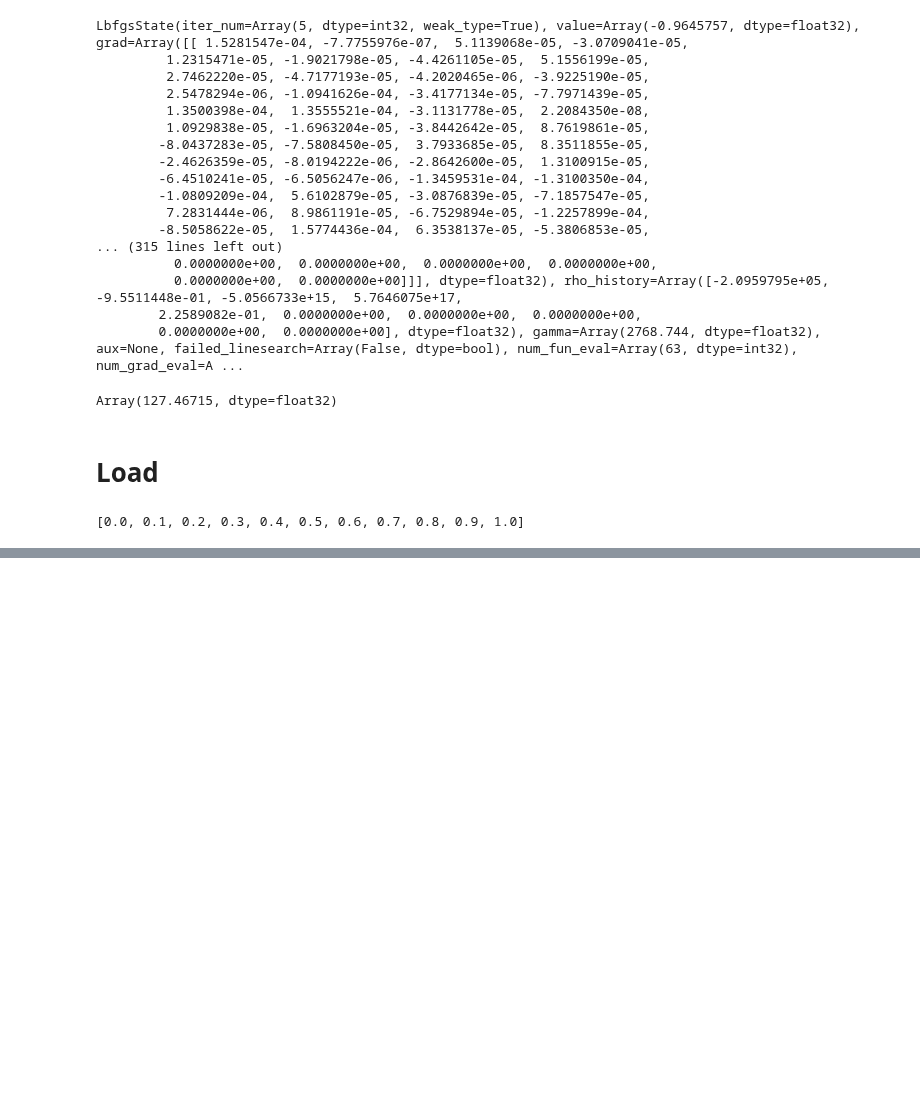
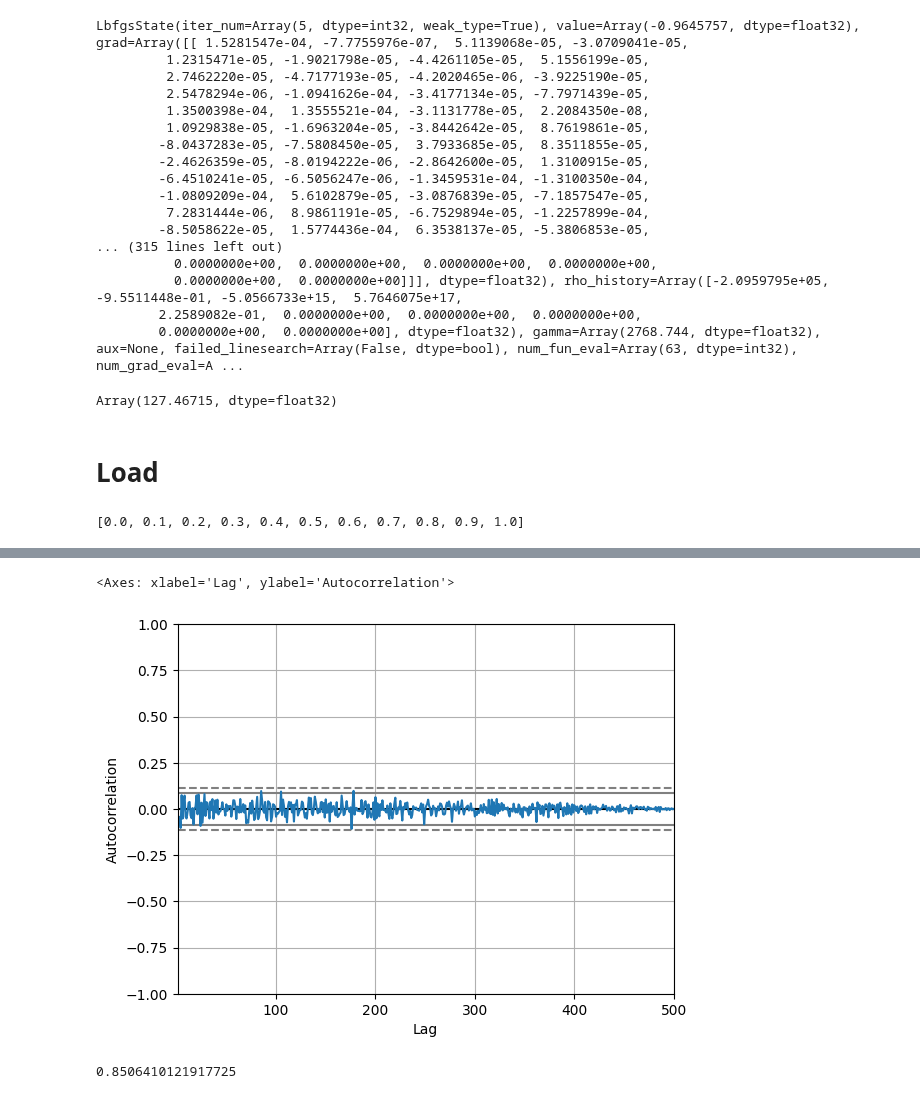
Before and after one commit to XingLLiu/robust-kernel-test, a Jupyter notebook: notebooks/RBM.ipynb, the cells around one changed output, grey strips where cells are left out. Cells and saved outputs as stored; diff of their text form; code cells hidden in the pictures; blank space fills up the shorter version.

```diff
--- a/notebooks/RBM.ipynb
+++ b/notebooks/RBM.ipynb
@@ -195,0 +214,24 @@ score_res = pickle.load(open(f"../data/rbm/score_res_n{n}_seed2024.pkl", "rb"))
+# %%
+pd.plotting.autocorrelation_plot(X[:, 0])
+# %% [output]
+<Axes: xlabel='Lag', ylabel='Autocorrelation'>
+[figure, added]
+# %%
+# ksd
+
+weight_fn_args = {}
+kernel_args = {"sigma_sq": None, "med_heuristic": True, "X": X, "Y": X}
+
+weight_fn = kernels.PolyWeightFunction(**weight_fn_args)
+kernel0 = kernels.IMQ(**kernel_args)
+kernel = kernels.TiltedKernel(kernel=kernel0, weight_fn=weight_fn)
+
+ksd = metrics.KSD(kernel)
+
+score = rbm_model.grad_log(X)
+time2 = time.time()
+vstat = ksd(X, X, vstat=True, score=score)
+time3 = time.time()
+print(time3 - time2)
+# %% [output]
+0.8506410121917725
```
Also changed, not shown: parts of 10 cells of this notebook, 24 other files.
